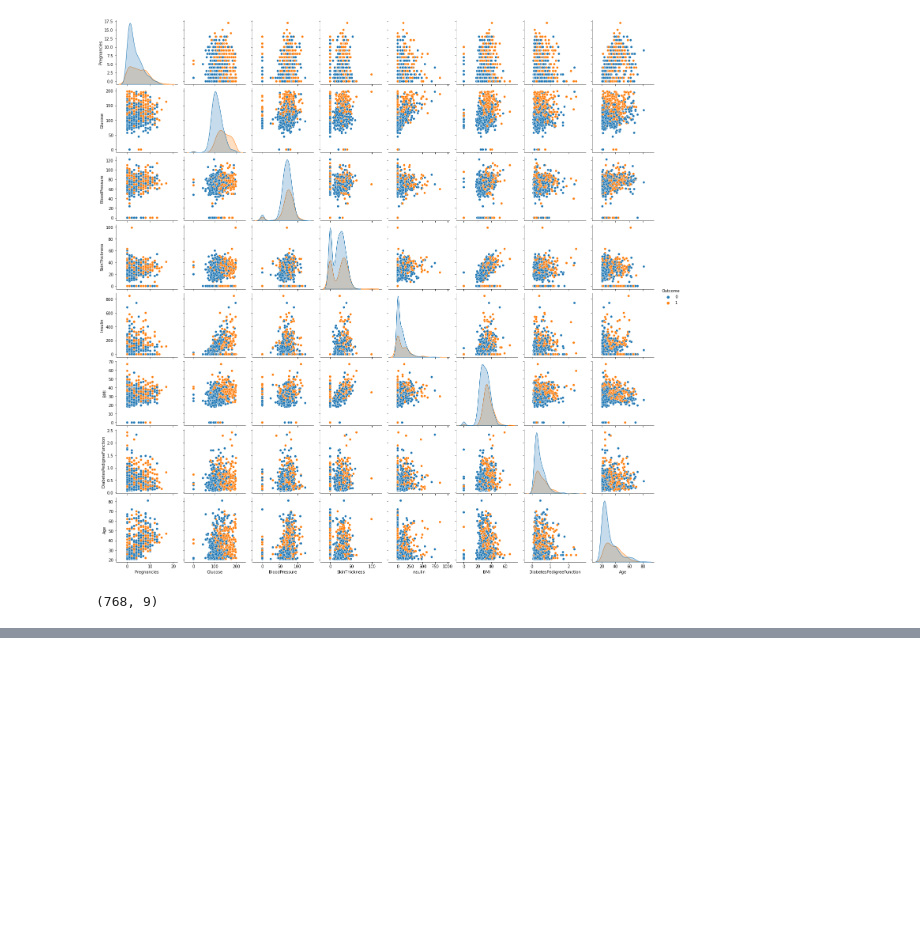
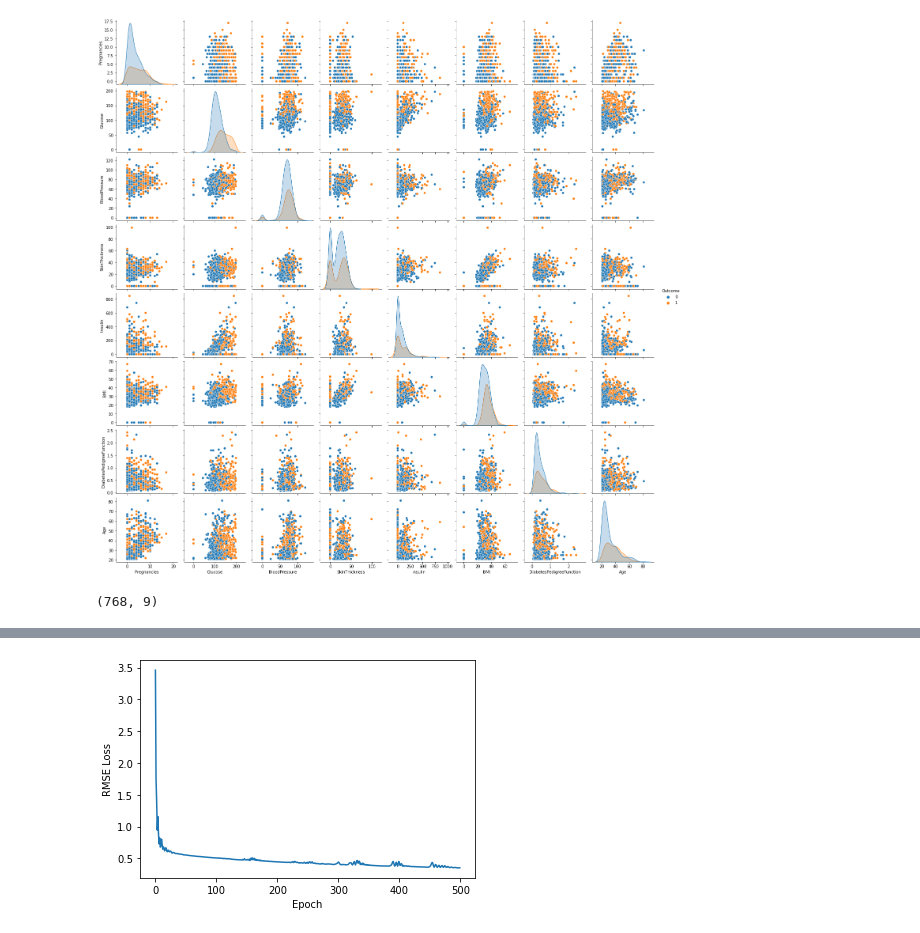
Before and after one commit to Mubassir1820/Kaggle-pima-diabetes-prediction-using-ANN, a Jupyter notebook: pima diabetes prediction using ANN.ipynb, the cells around one changed output, grey strips where cells are left out. Saved outputs shown, nothing was run; the diff lists cells and outputs as text; code cells hidden in the pictures; blank space fills up the shorter version.

Commit message:
Plotting the loss function

```diff
--- a/pima diabetes prediction using ANN.ipynb
+++ b/pima diabetes prediction using ANN.ipynb
@@ -114,0 +119,7 @@ Epoch number: 491 and the loss: 0.3555750846862793
+# %%
+fi_los = [fl.item() for fl in final_losses ]
+plt.plot(range(epochs), fi_los)
+plt.ylabel('RMSE Loss')
+plt.xlabel('Epoch');
+# %% [output]
+[figure, added]
```
Also changed, not shown: parts of 7 cells of this notebook.
